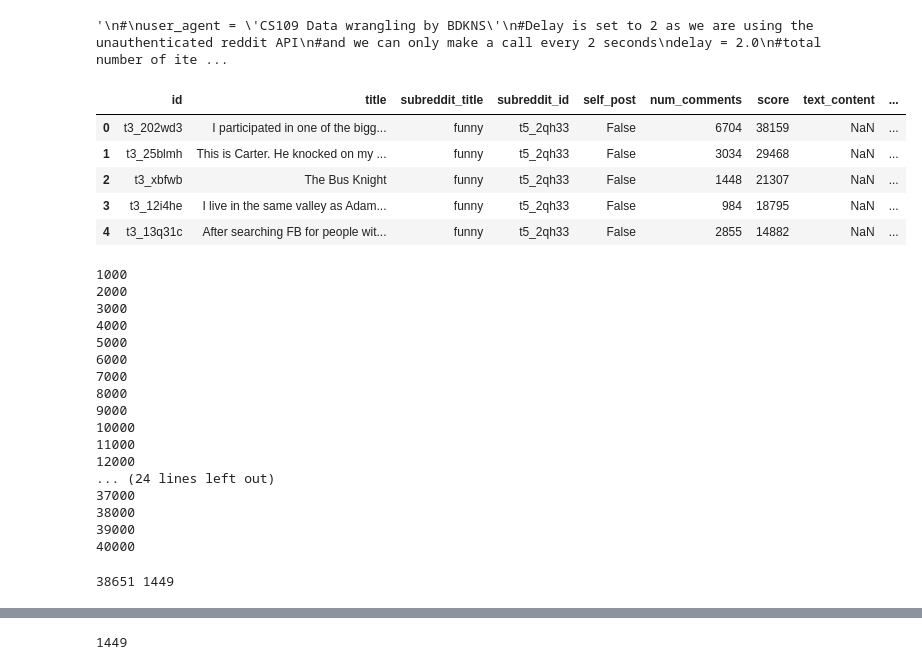
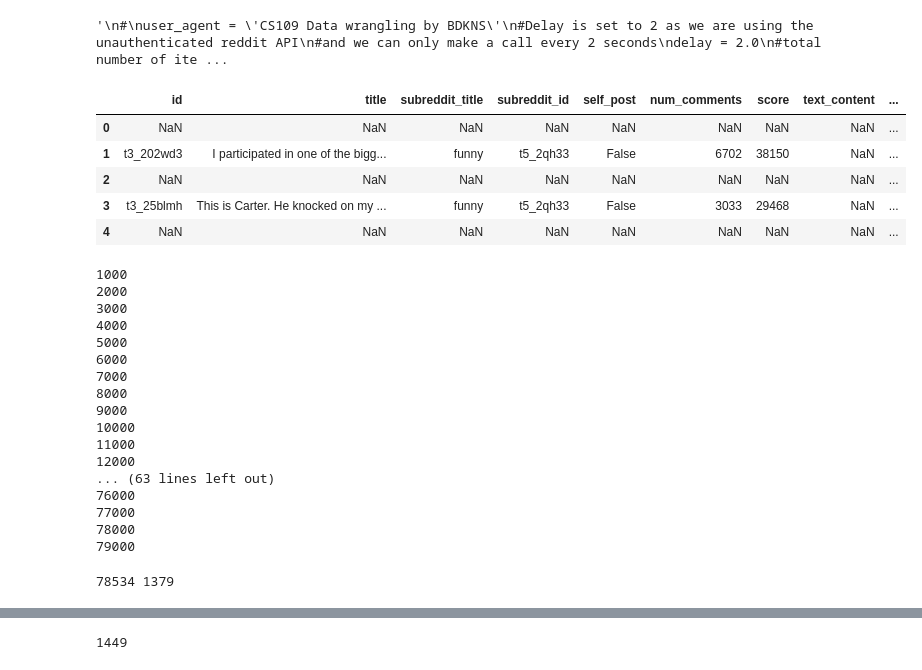
Before and after one commit to BDKNS/CS109Project2014, a Jupyter notebook: ExploratoryDataAnalysis.ipynb, the cells around one changed output, grey strips where cells are left out. Cells and saved outputs as stored; diff of their text form; code cells hidden in the pictures.

```diff
--- a/ExploratoryDataAnalysis.ipynb
+++ b/ExploratoryDataAnalysis.ipynb
@@ -140,16 +140,16 @@ for i in range(10):
     response = json.loads(res.content)
     #rint response
 # %%
-post_df = pd.read_csv('100PostPerSubreddit.csv')
+post_df = pd.read_csv('100PostPerSubreddit2.csv')
 ids = post_df['user_id']
 post_df.head()
 # %% [output]
 |  | id | title | subreddit_title | subreddit_id | self_post | num_comments | score | text_content | ... |
-| 0 | t3_202wd3 | I participated in one of the bigg... | funny | t5_2qh33 | False | 6704 | 38159 | NaN | ... |
-| 1 | t3_25blmh | This is Carter. He knocked on my ... | funny | t5_2qh33 | False | 3034 | 29468 | NaN | ... |
-| 2 | t3_xbfwb | The Bus Knight | funny | t5_2qh33 | False | 1448 | 21307 | NaN | ... |
-| 3 | t3_12i4he | I live in the same valley as Adam... | funny | t5_2qh33 | False | 984 | 18795 | NaN | ... |
-| 4 | t3_13q31c | After searching FB for people wit... | funny | t5_2qh33 | False | 2855 | 14882 | NaN | ... |
+| 0 | NaN | NaN | NaN | NaN | NaN | NaN | NaN | NaN | ... |
+| 1 | t3_202wd3 | I participated in one of the bigg... | funny | t5_2qh33 | False | 6702 | 38150 | NaN | ... |
+| 2 | NaN | NaN | NaN | NaN | NaN | NaN | NaN | NaN | ... |
+| 3 | t3_25blmh | This is Carter. He knocked on my ... | funny | t5_2qh33 | False | 3033 | 29468 | NaN | ... |
+| 4 | NaN | NaN | NaN | NaN | NaN | NaN | NaN | NaN | ... |
 # %%
 counter = 0
 success = 0
@@ -180,15 +180,15 @@ for id in ids:
 10000
 11000
 12000
-... (24 lines left out)
-37000
-38000
-39000
-40000
+... (63 lines left out)
+76000
+77000
+78000
+79000
 # %%
 print failure, success
 # %% [output]
-38651 1449
+78534 1379
 # %%
 len(responses)
 for res in responses:
```
Also changed, not shown: parts of 11 cells of this notebook, 2 other files.
